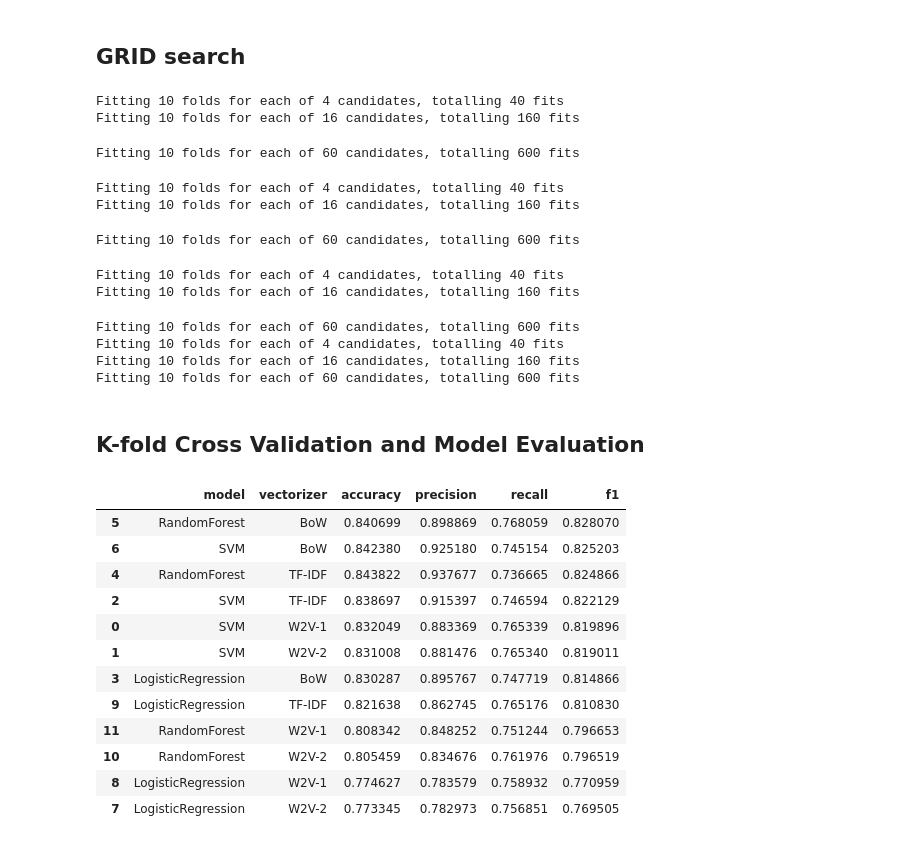
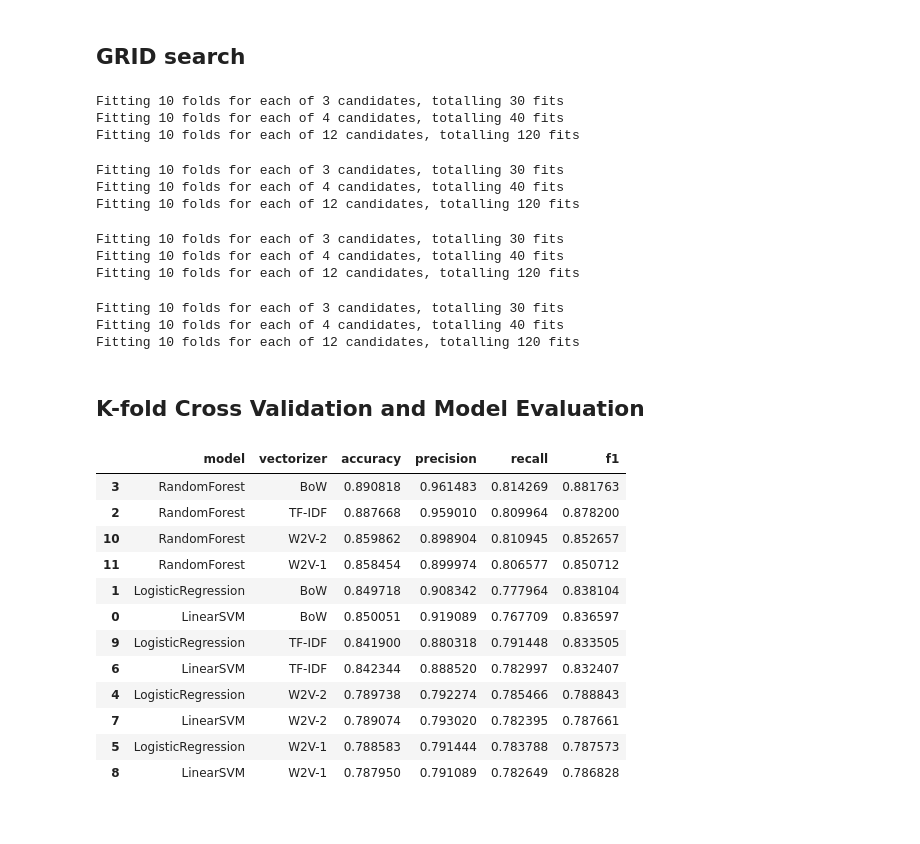
Before and after one commit to msegreto/CyberbullismDetection, a Jupyter notebook: notebook/3_BinaryClassification.ipynb, the cells around one changed output. Drawn from its saved outputs; the diff is of its cells as text; code cells hidden in the pictures.

```diff
--- a/notebook/3_BinaryClassification.ipynb
+++ b/notebook/3_BinaryClassification.ipynb
@@ -79,27 +124,24 @@ results_list = []
 # Hyperparameter Grid
 param_grid = {
     "LogisticRegression": {
-        "model__C": [0.01, 0.1, 1, 10],
-        "model__penalty": ["l2"],
-        "model__solver": ["lbfgs"]
+        "model__C": [0.01, 1, 10],
+        "model__class_weight": ["balanced"]
     },
-    "SVM": {
-        "model__C": [0.01, 0.1, 1, 10],
-        "model__kernel": ["linear", "rbf"],
-        "model__gamma": ["scale", "auto"]
+    "LinearSVM": {
+        "model__C": [0.01, 0.1, 1, 10]
     },
     "RandomForest": {
-        "model__n_estimators": [100, 200, 400, 500, 1000],
+        "model__n_estimators": [100, 200, 500, 1000],
         "model__max_depth": [None, 10, 20],
-        "model__min_samples_split": [2, 5],
-        "model__min_samples_leaf": [1, 2]
+        "model__class_weight": ["balanced"],
+        "model__random_state": [42]
     }
 }
 
 # Selected model
 models = {
     "LogisticRegression": LogisticRegression(max_iter=1000),
-    "SVM": SVC(),
+    "LinearSVM": LinearSVC(max_iter=10000, class_weight="balanced"),
     "RandomForest": RandomForestClassifier()
 }
 
@@ -136,15 +178,15 @@ for vectorizer_name, X in datasets.items():
             param_grid=param_grid[model_name],
             cv=cv_strategy,
             scoring=scoring,
-            refit="recall",
+            refit="f1",
             n_jobs=-1,
             verbose=1
         )
 
-        grid.fit(X, y_bal)
+        grid.fit(X, y_binary)
 
 
-        model_path = f"../model/grid_search_binary_recall/{model_name}_{vectorizer_name}.pkl"
+        model_path = f"../model/grid_search_binary_f1/{model_name}_{vectorizer_name}.pkl"
         joblib.dump(grid.best_estimator_, model_path)
 
         best_idx = grid.best_index_
@@ -157,21 +199,21 @@ for vectorizer_name, X in datasets.items():
             "f1": grid.cv_results_["mean_test_f1"][best_idx]
         })
 
-with open("../model/grid_search_binary_recall/results_grid_search_model.json", "w") as f:
+with open("../model/grid_search_binary_f1/results_grid_search_model.json", "w") as f:
     json.dump(results_list, f, indent=2)
 # %% [output]
+Fitting 10 folds for each of 3 candidates, totalling 30 fits
 Fitting 10 folds for each of 4 candidates, totalling 40 fits
-Fitting 10 folds for each of 16 candidates, totalling 160 fits
+Fitting 10 folds for each of 12 candidates, totalling 120 fits
-Fitting 10 folds for each of 60 candidates, totalling 600 fits
+Fitting 10 folds for each of 3 candidates, totalling 30 fits
+Fitting 10 folds for each of 4 candidates, totalling 40 fits
+Fitting 10 folds for each of 12 candidates, totalling 120 fits
+Fitting 10 folds for each of 3 candidates, totalling 30 fits
 Fitting 10 folds for each of 4 candidates, totalling 40 fits
-Fitting 10 folds for each of 16 candidates, totalling 160 fits
+Fitting 10 folds for each of 12 candidates, totalling 120 fits
-Fitting 10 folds for each of 60 candidates, totalling 600 fits
+Fitting 10 folds for each of 3 candidates, totalling 30 fits
+Fitting 10 folds for each of 4 candidates, totalling 40 fits
+Fitting 10 folds for each of 12 candidates, totalling 120 fits
-Fitting 10 folds for each of 4 candidates, totalling 40 fits
-Fitting 10 folds for each of 16 candidates, totalling 160 fits
-Fitting 10 folds for each of 60 candidates, totalling 600 fits
-Fitting 10 folds for each of 4 candidates, totalling 40 fits
-Fitting 10 folds for each of 16 candidates, totalling 160 fits
-Fitting 10 folds for each of 60 candidates, totalling 600 fits
 # %% [markdown]
 ## K-fold Cross Validation and Model Evaluation
 # %%
@@ -182,7 +224,7 @@ datasets = {
     "W2V-1": X_w2v1,
     "W2V-2": X_w2v2
 }
-y = y_bal
+y = y_binary
 
 # Cross-validation setup
 cv = StratifiedKFold(n_splits=10, shuffle=True, random_state=42)
@@ -197,6 +239,7 @@ scoring = {
 
 # Path ai modelli
 model_dir = "../model/grid_search_binary_f1"
+#model_dir = "../model/grid_search_binary_recall"
 eval_results = []
 
 for fname in os.listdir(model_dir):
@@ -219,42 +262,43 @@ for fname in os.listdir(model_dir):
                 cv=cv,
                 scoring=scoring,
                 n_jobs=-1
             )
         except Exception as e:
             print(f"Error evaluating {model_name} with {vectorizer_name}: {e}")
             scores = {}
 
         # Calcolo delle metriche con nan-safe mean
         result = {
             "model": model_name,
             "vectorizer": vectorizer_name
         }
 
         for key in ["accuracy", "precision", "recall", "f1"]:
             score_values = scores.get(f"test_{key}", [np.nan])
             mean_score = np.nanmean(score_values)
             result[key] = mean_score
 
             if np.isnan(mean_score):
                 print(f"{model_name} + {vectorizer_name}: '{key}' is NaN")
 
         eval_results.append(result)
 
 df_eval = pd.DataFrame(eval_results)
 df_eval_sorted = df_eval.sort_values(by="f1", ascending=False)
+#df_eval_sorted = df_eval.sort_values(by="recall", ascending=False)
 
 display(df_eval_sorted)
 # %% [output]
 |  | model | vectorizer | accuracy | precision | recall | f1 |
-| 5 | RandomForest | BoW | 0.840699 | 0.898869 | 0.768059 | 0.828070 |
-| 6 | SVM | BoW | 0.842380 | 0.925180 | 0.745154 | 0.825203 |
-| 4 | RandomForest | TF-IDF | 0.843822 | 0.937677 | 0.736665 | 0.824866 |
-| 2 | SVM | TF-IDF | 0.838697 | 0.915397 | 0.746594 | 0.822129 |
-| 0 | SVM | W2V-1 | 0.832049 | 0.883369 | 0.765339 | 0.819896 |
-| 1 | SVM | W2V-2 | 0.831008 | 0.881476 | 0.765340 | 0.819011 |
-| 3 | LogisticRegression | BoW | 0.830287 | 0.895767 | 0.747719 | 0.814866 |
-| 9 | LogisticRegression | TF-IDF | 0.821638 | 0.862745 | 0.765176 | 0.810830 |
-| 11 | RandomForest | W2V-1 | 0.808342 | 0.848252 | 0.751244 | 0.796653 |
-| 10 | RandomForest | W2V-2 | 0.805459 | 0.834676 | 0.761976 | 0.796519 |
-| 8 | LogisticRegression | W2V-1 | 0.774627 | 0.783579 | 0.758932 | 0.770959 |
-| 7 | LogisticRegression | W2V-2 | 0.773345 | 0.782973 | 0.756851 | 0.769505 |
+| 3 | RandomForest | BoW | 0.890818 | 0.961483 | 0.814269 | 0.881763 |
+| 2 | RandomForest | TF-IDF | 0.887668 | 0.959010 | 0.809964 | 0.878200 |
+| 10 | RandomForest | W2V-2 | 0.859862 | 0.898904 | 0.810945 | 0.852657 |
+| 11 | RandomForest | W2V-1 | 0.858454 | 0.899974 | 0.806577 | 0.850712 |
+| 1 | LogisticRegression | BoW | 0.849718 | 0.908342 | 0.777964 | 0.838104 |
+| 0 | LinearSVM | BoW | 0.850051 | 0.919089 | 0.767709 | 0.836597 |
+| 9 | LogisticRegression | TF-IDF | 0.841900 | 0.880318 | 0.791448 | 0.833505 |
+| 6 | LinearSVM | TF-IDF | 0.842344 | 0.888520 | 0.782997 | 0.832407 |
+| 4 | LogisticRegression | W2V-2 | 0.789738 | 0.792274 | 0.785466 | 0.788843 |
+| 7 | LinearSVM | W2V-2 | 0.789074 | 0.793020 | 0.782395 | 0.787661 |
+| 5 | LogisticRegression | W2V-1 | 0.788583 | 0.791444 | 0.783788 | 0.787573 |
+| 8 | LinearSVM | W2V-1 | 0.787950 | 0.791089 | 0.782649 | 0.786828 |
```
Also changed, not shown: parts of 4 cells of this notebook, 2 other files.
